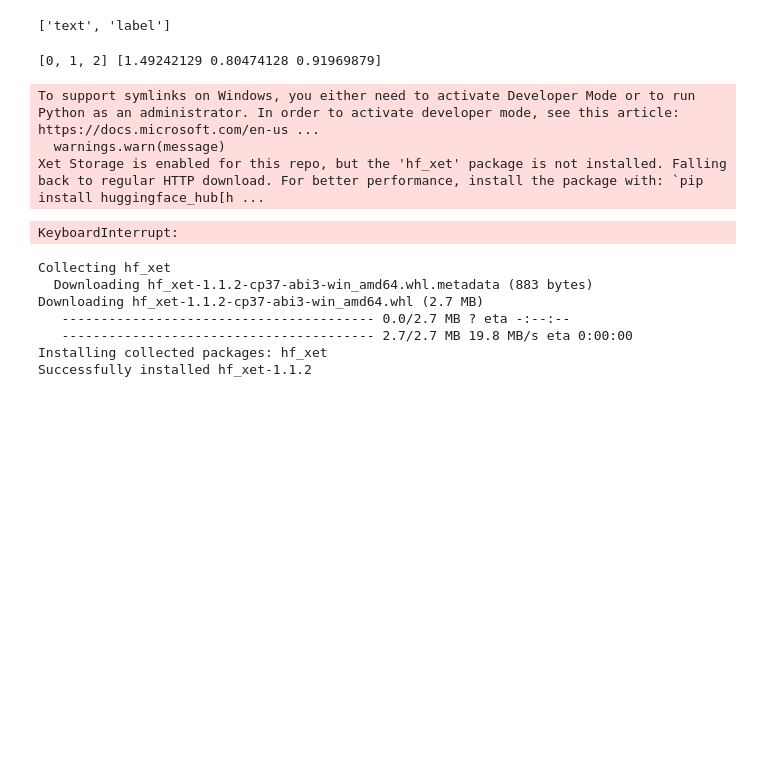
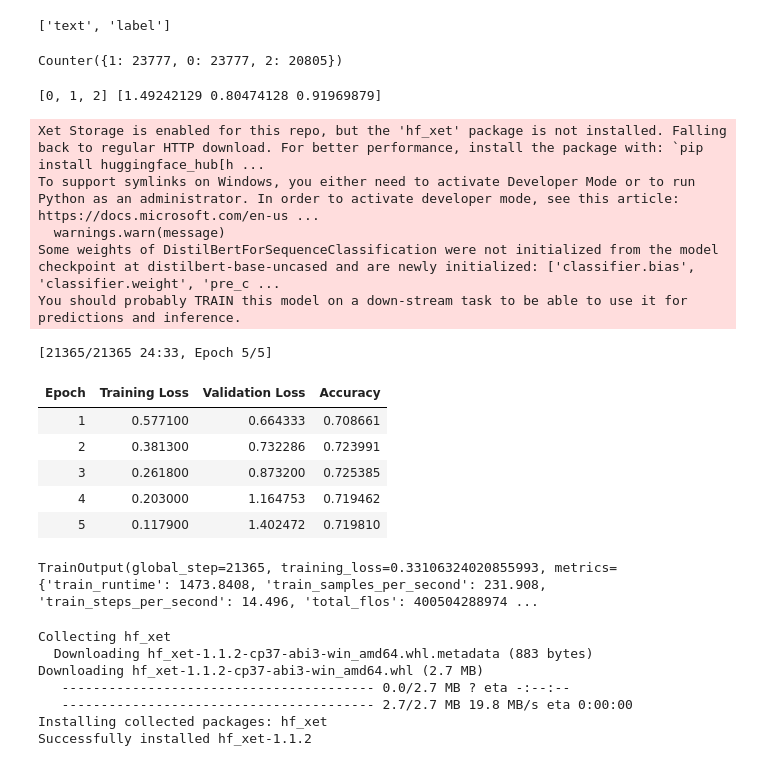
Before and after one commit to ShadaabHasan/student-review-system, a Jupyter notebook: Model/model.ipynb, the cells around one changed output. Cells and saved outputs as stored; diff of their text form; code cells hidden in the pictures; blank space fills up the shorter version.

Commit message:
balancing the dataset

```diff
--- a/Model/model.ipynb
+++ b/Model/model.ipynb
@@ -282,10 +278,34 @@ plt.show()
 [figure]
 # %%
 import torch
+# %%
+from datasets import Dataset
+import random
+
+# Split the original train dataset
+neg_samples = [x for x in combined_train if x['label'] == 0]
+pos_samples = [x for x in combined_train if x['label'] == 2]
+neu_samples = [x for x in combined_train if x['label'] == 1]
+
+# Upsample negative class to match majority size
+desired_len = max(len(pos_samples), len(neu_samples))
+upsampled_neg = random.choices(neg_samples, k=desired_len)
+
+# Combine and shuffle
+balanced_train = upsampled_neg + pos_samples + neu_samples
+random.shuffle(balanced_train)
+
+# Convert back to HuggingFace Dataset
+balanced_train_dataset = Dataset.from_list(balanced_train)
 # %%
 full_combined_dataset.column_names
 # %% [output]
 ['text', 'label']
+# %%
+label_counts = Counter(balanced_train_dataset['label'])
+print(label_counts)
+# %% [output]
+Counter({1: 23777, 0: 23777, 2: 20805})
 # %%
 from sklearn.utils.class_weight import compute_class_weight
 import numpy as np
@@ -325,7 +345,7 @@ model = AutoModelForSequenceClassification.from_pretrained(checkpoint, num_label
 def tokenize_function(example):
     return tokenizer(example["text"], truncation=True)
 
-tokenized_datasets_train = combined_train.map(tokenize_function, batched=True)
+tokenized_datasets_train = balanced_train_dataset.map(tokenize_function, batched=True)
 tokenized_datasets_test = combined_test.map(tokenize_function, batched=True)
 data_collator = DataCollatorWithPadding(tokenizer=tokenizer)
 
@@ -334,35 +354,44 @@ data_collator = DataCollatorWithPadding(tokenizer=tokenizer)
 def compute_metrics(eval_pred):
     logits, labels = eval_pred
     predictions = np.argmax(logits, axis=-1)
     return {"accuracy": accuracy_score(labels, predictions)}
 
 # Training setup
 training_args = TrainingArguments(
     output_dir="./results",
     eval_strategy="epoch",
     learning_rate=2e-5,
     per_device_train_batch_size=16,
     per_device_eval_batch_size=16,
     num_train_epochs=5,
     weight_decay=0.01,
     logging_steps=10,
 )
 
 trainer = Trainer(
     model=model,
     args=training_args,
     train_dataset=tokenized_datasets_train,
     eval_dataset=tokenized_datasets_test,
     tokenizer=tokenizer,
     data_collator=data_collator,
     compute_metrics=compute_metrics,
 )
 trainer.train()
 # %% [output]
+Xet Storage is enabled for this repo, but the 'hf_xet' package is not installed. Falling back to regular HTTP download. For better performance, install the package with: `pip install huggingface_hub[h ...
 To support symlinks on Windows, you either need to activate Developer Mode or to run Python as an administrator. In order to activate developer mode, see this article: https://docs.microsoft.com/en-us ...
   warnings.warn(message)
-Xet Storage is enabled for this repo, but the 'hf_xet' package is not installed. Falling back to regular HTTP download. For better performance, install the package with: `pip install huggingface_hub[h ...
+Some weights of DistilBertForSequenceClassification were not initialized from the model checkpoint at distilbert-base-uncased and are newly initialized: ['classifier.bias', 'classifier.weight', 'pre_c ...
+You should probably TRAIN this model on a down-stream task to be able to use it for predictions and inference.
-KeyboardInterrupt:
+[21365/21365 24:33, Epoch 5/5]
+| Epoch | Training Loss | Validation Loss | Accuracy |
+| 1 | 0.577100 | 0.664333 | 0.708661 |
+| 2 | 0.381300 | 0.732286 | 0.723991 |
+| 3 | 0.261800 | 0.873200 | 0.725385 |
+| 4 | 0.203000 | 1.164753 | 0.719462 |
+| 5 | 0.117900 | 1.402472 | 0.719810 |
+TrainOutput(global_step=21365, training_loss=0.33106324020855993, metrics={'train_runtime': 1473.8408, 'train_samples_per_second': 231.908, 'train_steps_per_second': 14.496, 'total_flos': 400504288974 ...
 # %%
 import torch
 import torch.nn as nn
```
Also changed, not shown: parts of 4 cells of this notebook.
